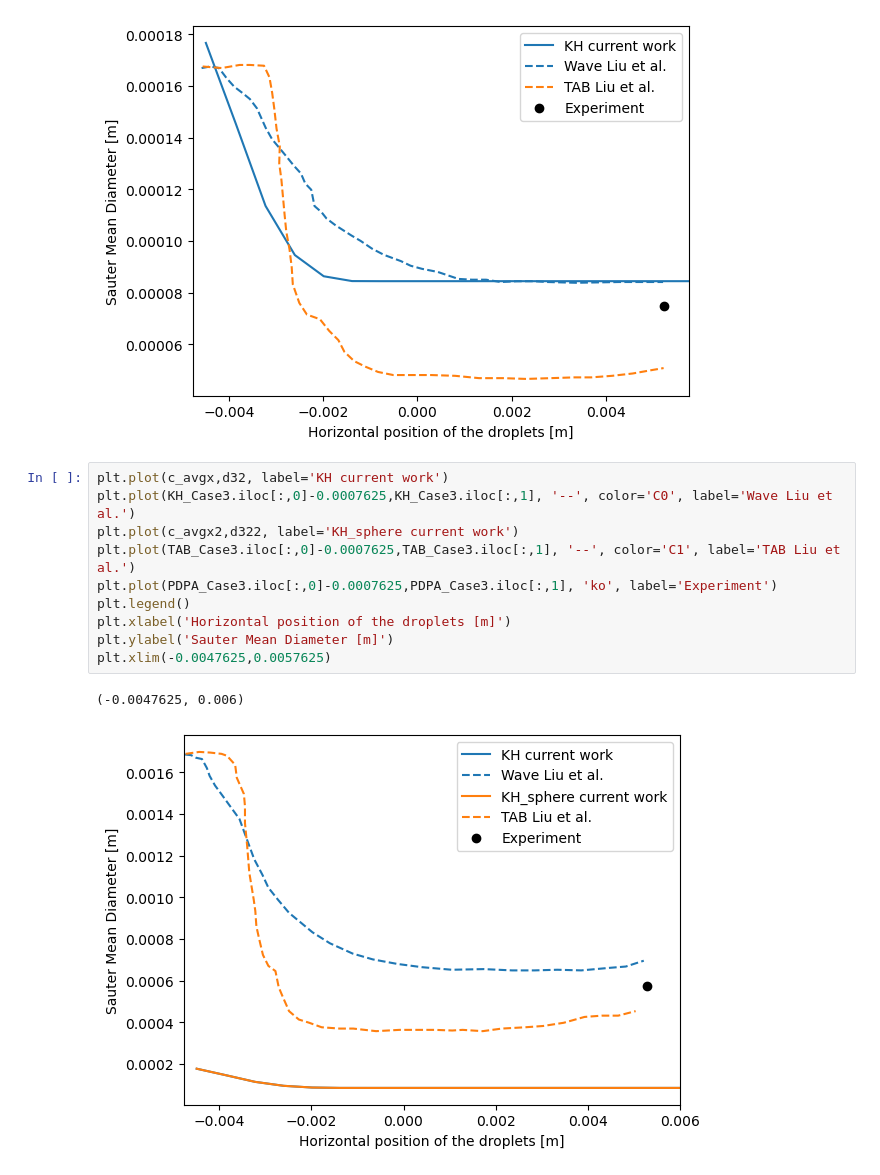
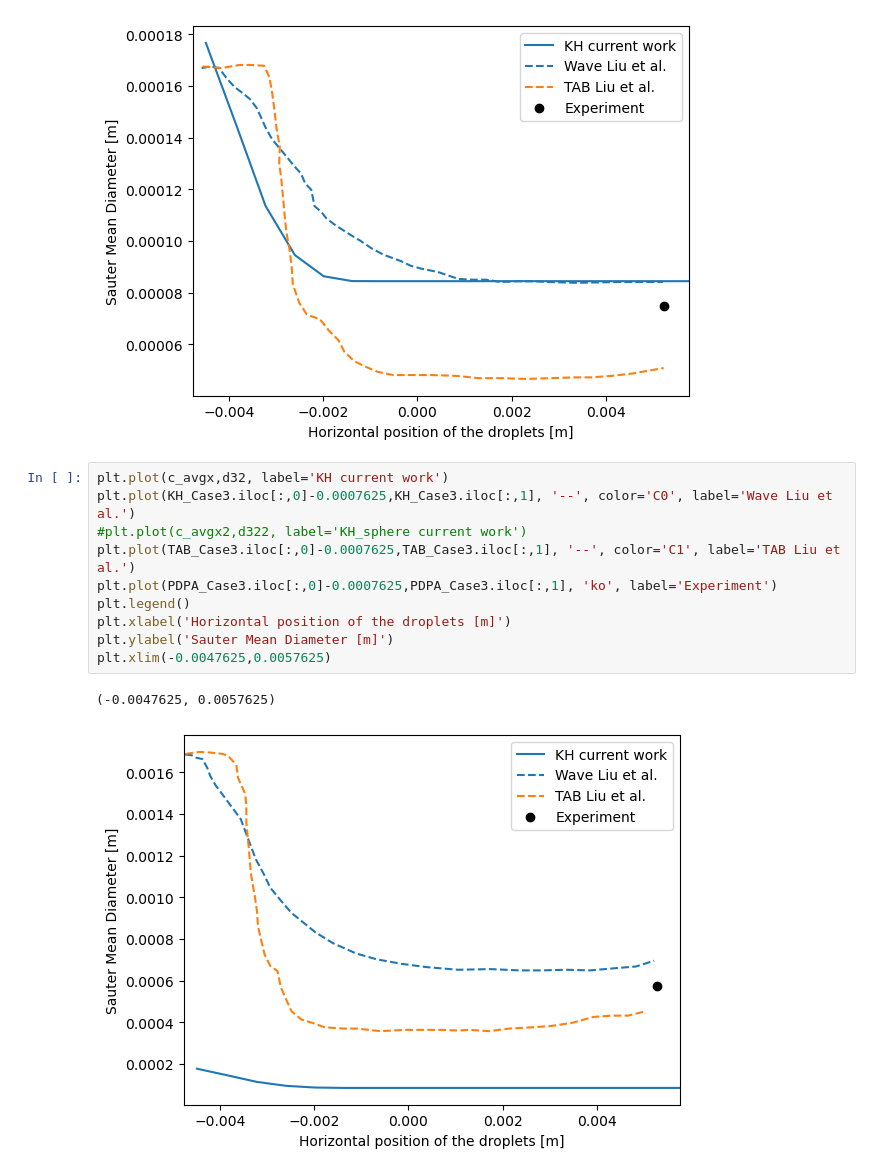
Before and after one commit to hamedeo/gasAtomizer, a Jupyter notebook: run/secondary_breakup/secondaryBreakupBenz/BenzResults/Comparison.ipynb, the cells around one changed output. Saved outputs shown, nothing was run; the diff lists cells and outputs as text.

```diff
--- a/run/secondary_breakup/secondaryBreakupBenz/BenzResults/Comparison.ipynb
+++ b/run/secondary_breakup/secondaryBreakupBenz/BenzResults/Comparison.ipynb
@@ -237,13 +233,13 @@ plt.xlim(-0.0047625,0.0057625)
 # %%
 plt.plot(c_avgx,d32, label='KH current work')
 plt.plot(KH_Case3.iloc[:,0]-0.0007625,KH_Case3.iloc[:,1], '--', color='C0', label='Wave Liu et al.')
-plt.plot(c_avgx2,d322, label='KH_sphere current work')
+#plt.plot(c_avgx2,d322, label='KH_sphere current work')
 plt.plot(TAB_Case3.iloc[:,0]-0.0007625,TAB_Case3.iloc[:,1], '--', color='C1', label='TAB Liu et al.')
 plt.plot(PDPA_Case3.iloc[:,0]-0.0007625,PDPA_Case3.iloc[:,1], 'ko', label='Experiment')
 plt.legend()
 plt.xlabel('Horizontal position of the droplets [m]')
 plt.ylabel('Sauter Mean Diameter [m]')
 plt.xlim(-0.0047625,0.0057625)
 # %% [output]
-(-0.0047625, 0.006)
+(-0.0047625, 0.0057625)
-[figure, old version]
+[figure, new version]
```
Also changed, not shown: parts of 2 cells of this notebook.
